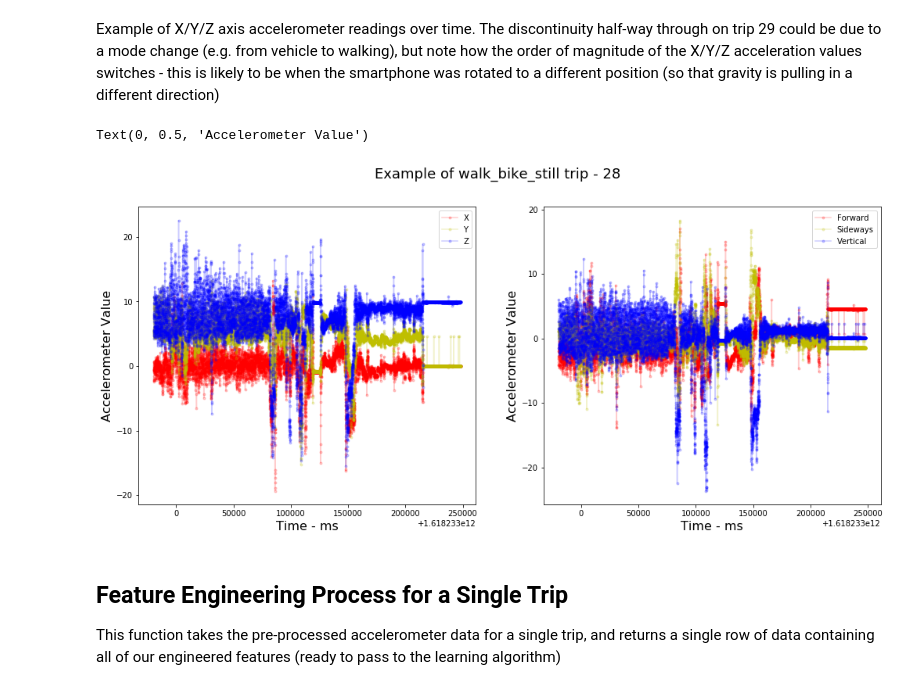
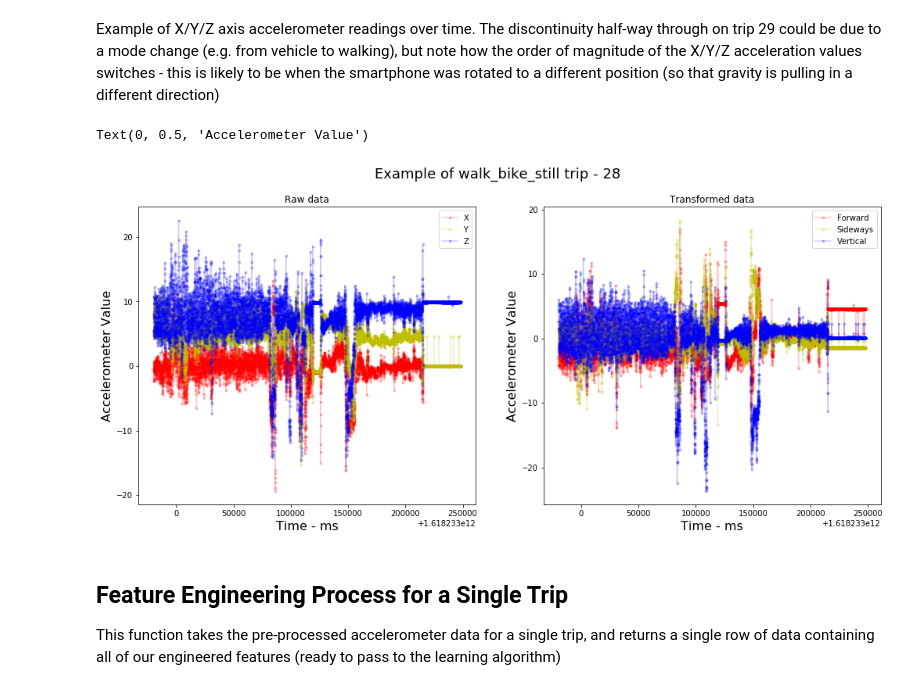
Before and after one commit to dolmas1/zego_telematics, a Jupyter notebook: sam_dolman_analysis.ipynb, the cells around one changed output. Cells and saved outputs as stored; diff of their text form; code cells hidden in the pictures.

```diff
--- a/sam_dolman_analysis.ipynb
+++ b/sam_dolman_analysis.ipynb
@@ -211,27 +215,29 @@ Example of X/Y/Z axis accelerometer readings over time. The discontinuity half-w
 # %%
 non_car_example = np.random.choice(trip_classes[trip_classes['trip_type'] != 'car']['trip_id'])
 non_car_example_trip = trips[non_car_example]
 
 fig, axs = plt.subplots(1, 2, figsize=(17,7))
 
 fig.suptitle('Example of walk_bike_still trip - ' + str(non_car_example), size=18)
 
 axs[0].plot(non_car_example_trip['timestamp'], non_car_example_trip['ValueX'], '.r-', label = 'X', alpha = 0.2)
 axs[0].plot(non_car_example_trip['timestamp'], non_car_example_trip['ValueY'], '.y-', label = 'Y', alpha = 0.2)
 axs[0].plot(non_car_example_trip['timestamp'], non_car_example_trip['ValueZ'], '.b-', label = 'Z', alpha = 0.2)
 axs[0].legend()
+axs[0].set_title('Raw data')
 axs[0].set_xlabel('Time - ms', size = 16)
 axs[0].set_ylabel('Accelerometer Value', size = 16)
 
 axs[1].plot(non_car_example_trip['timestamp'], non_car_example_trip['Forward'], '.r-', label = 'Forward', alpha = 0.2)
 axs[1].plot(non_car_example_trip['timestamp'], non_car_example_trip['Sideways'], '.y-', label = 'Sideways', alpha = 0.2)
 axs[1].plot(non_car_example_trip['timestamp'], non_car_example_trip['Vertical'], '.b-', label = 'Vertical', alpha = 0.2)
 axs[1].legend()
+axs[1].set_title('Transformed data')
 axs[1].set_xlabel('Time - ms', size = 16)
 axs[1].set_ylabel('Accelerometer Value', size = 16)
 # %% [output]
 Text(0, 0.5, 'Accelerometer Value')
-[figure, old version]
+[figure, new version]
 # %% [markdown]
 ## Feature Engineering Process for a Single Trip
 
```
Also changed, not shown: parts of 11 cells of this notebook.
